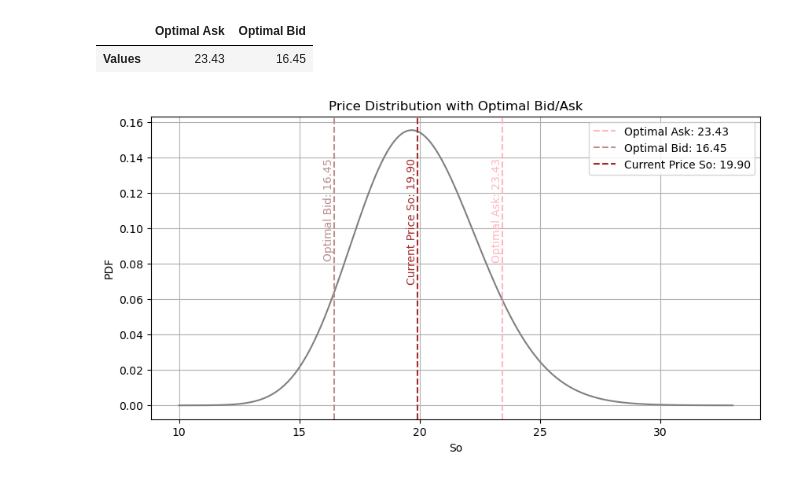
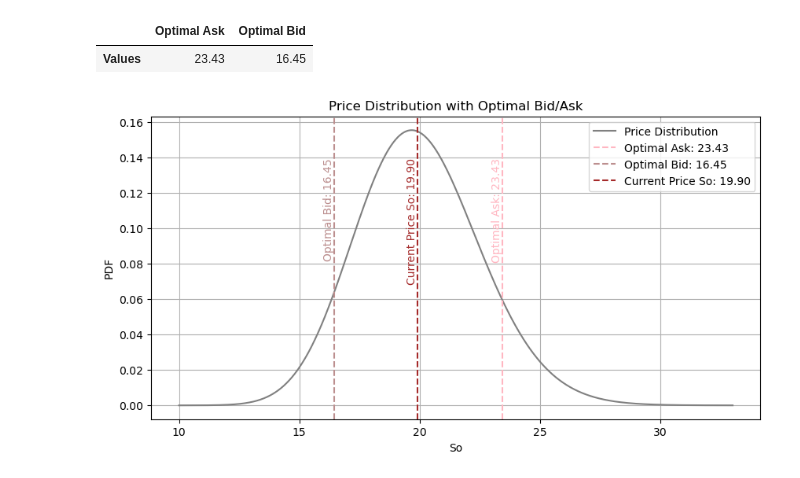
Before and after one commit to arantzaghg/sistemas_de_trading, a Jupyter notebook: Proyecto 1.ipynb, the cells around one changed output. Drawn from its saved outputs; the diff is of its cells as text; code cells hidden in the pictures.

```diff
--- a/Proyecto 1.ipynb
+++ b/Proyecto 1.ipynb
@@ -87,21 +87,21 @@ df_result
 | Values | 23.43 | 16.45 |
 # %%
 plt.figure(figsize=(10, 5))
-plt.plot(S, pdf, color='grey')
+plt.plot(S, pdf, color='grey', label='Price Distribution')
 plt.axvline(KA_opt, color='lightpink', linestyle='--', label=f'Optimal Ask: {KA_opt:.2f}')
 plt.axvline(KB_opt, color='rosybrown', linestyle='--', label=f'Optimal Bid: {KB_opt:.2f}')
 plt.axvline(So, color='brown', linestyle='--', label=f'Current Price So: {So:.2f}')
 
 y_max = max(pdf)
 plt.text(KA_opt, y_max*0.9, f'Optimal Ask: {KA_opt:.2f}', rotation=90, color='lightpink', ha='right', va='top', fontsize=10)
 plt.text(KB_opt, y_max*0.9, f'Optimal Bid: {KB_opt:.2f}', rotation=90, color='rosybrown', ha='right', va='top', fontsize=10)
 plt.text(So, y_max*0.9, f'Current Price So: {So:.2f}', rotation=90, color='brown', ha='right', va='top', fontsize=10)
 
 plt.title('Price Distribution with Optimal Bid/Ask')
 plt.xlabel('So')
 plt.ylabel('PDF')
 plt.legend()
 plt.grid()
 plt.show()
 # %% [output]
-[figure, old version]
+[figure, new version]
```
